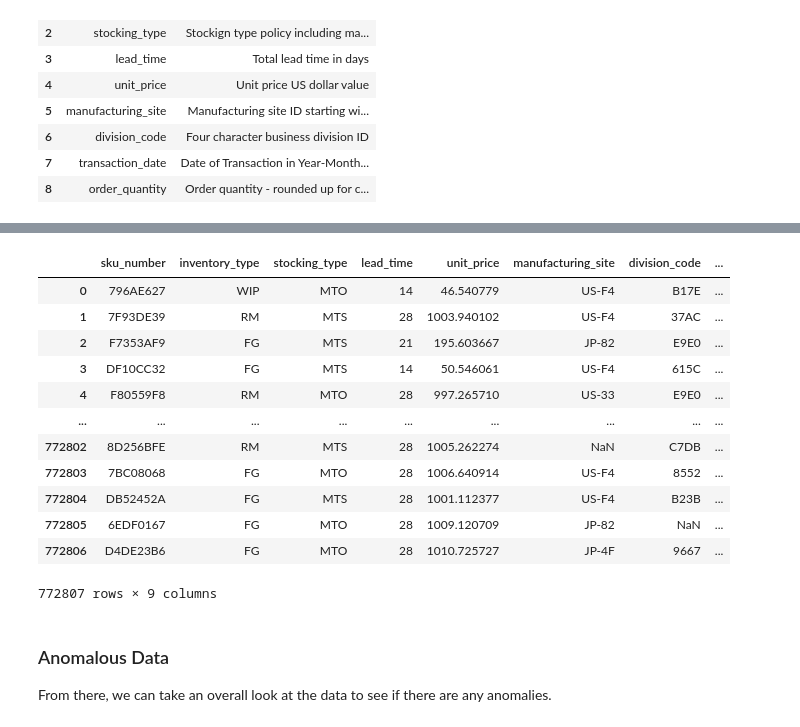
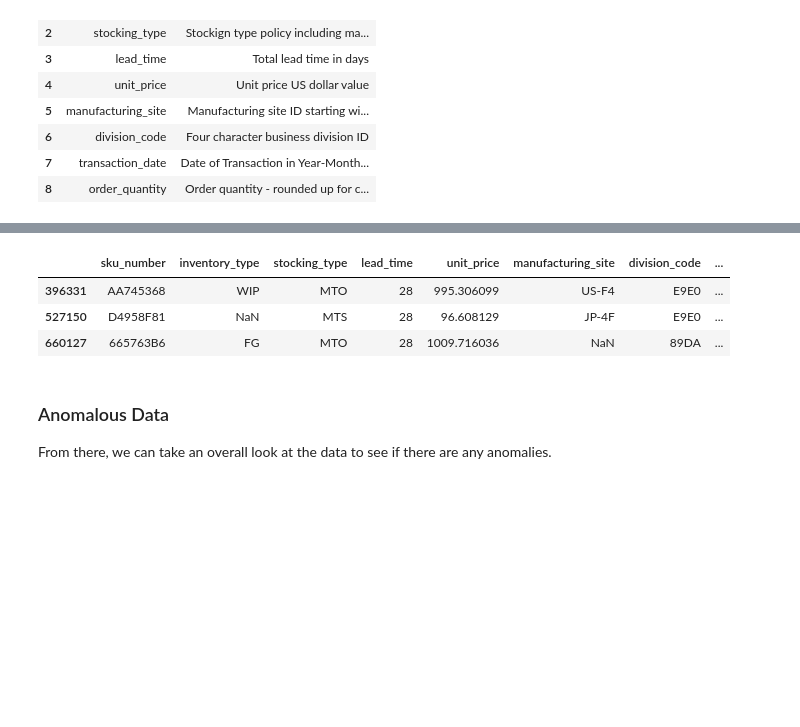
Before and after one commit to PhanC17/OM620-Assignments, a Jupyter notebook: Python Notebook/assignment_1_2.ipynb, the cells around one changed output, grey strips where cells are left out. Saved outputs shown, nothing was run; the diff lists cells and outputs as text; code cells hidden in the pictures; blank space fills up the shorter version.

```diff
--- a/Python Notebook/assignment_1_2.ipynb
+++ b/Python Notebook/assignment_1_2.ipynb
@@ -46,22 +37,13 @@ trans
 # %%
 transa = trans.rename(columns={"leadTime":"lead_time",
                       "Manufacturing Site":"manufacturing_site",
                       "division Code":"division_code"})
-transa
+transa.sample(3)
 # %% [output]
 |  | sku_number | inventory_type | stocking_type | lead_time | unit_price | manufacturing_site | division_code | ... |
-| 0 | 796AE627 | WIP | MTO | 14 | 46.540779 | US-F4 | B17E | ... |
-| 1 | 7F93DE39 | RM | MTS | 28 | 1003.940102 | US-F4 | 37AC | ... |
-| 2 | F7353AF9 | FG | MTS | 21 | 195.603667 | JP-82 | E9E0 | ... |
-| 3 | DF10CC32 | FG | MTS | 14 | 50.546061 | US-F4 | 615C | ... |
-| 4 | F80559F8 | RM | MTO | 28 | 997.265710 | US-33 | E9E0 | ... |
-| ... | ... | ... | ... | ... | ... | ... | ... | ... |
-| 772802 | 8D256BFE | RM | MTS | 28 | 1005.262274 | NaN | C7DB | ... |
-| 772803 | 7BC08068 | FG | MTO | 28 | 1006.640914 | US-F4 | 8552 | ... |
-| 772804 | DB52452A | FG | MTS | 28 | 1001.112377 | US-F4 | B23B | ... |
-| 772805 | 6EDF0167 | FG | MTO | 28 | 1009.120709 | JP-82 | NaN | ... |
-| 772806 | D4DE23B6 | FG | MTO | 28 | 1010.725727 | JP-4F | 9667 | ... |
+| 396331 | AA745368 | WIP | MTO | 28 | 995.306099 | US-F4 | E9E0 | ... |
+| 527150 | D4958F81 | NaN | MTS | 28 | 96.608129 | JP-4F | E9E0 | ... |
+| 660127 | 665763B6 | FG | MTO | 28 | 1009.716036 | NaN | 89DA | ... |
-772807 rows × 9 columns
 # %% [markdown]
 ### Anomalous Data
 From there, we can take an overall look at the data to see if there are any anomalies.
```
Also changed, not shown: parts of 1 cell of this notebook, 7 other files.
